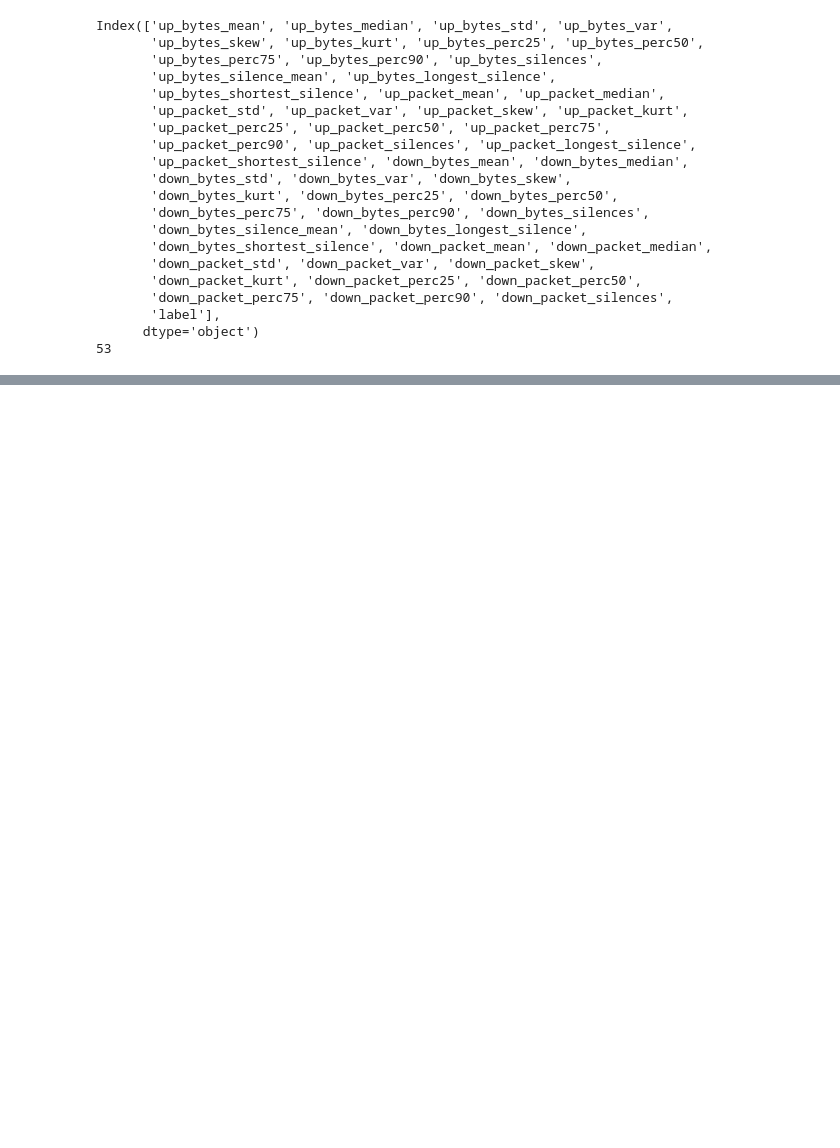
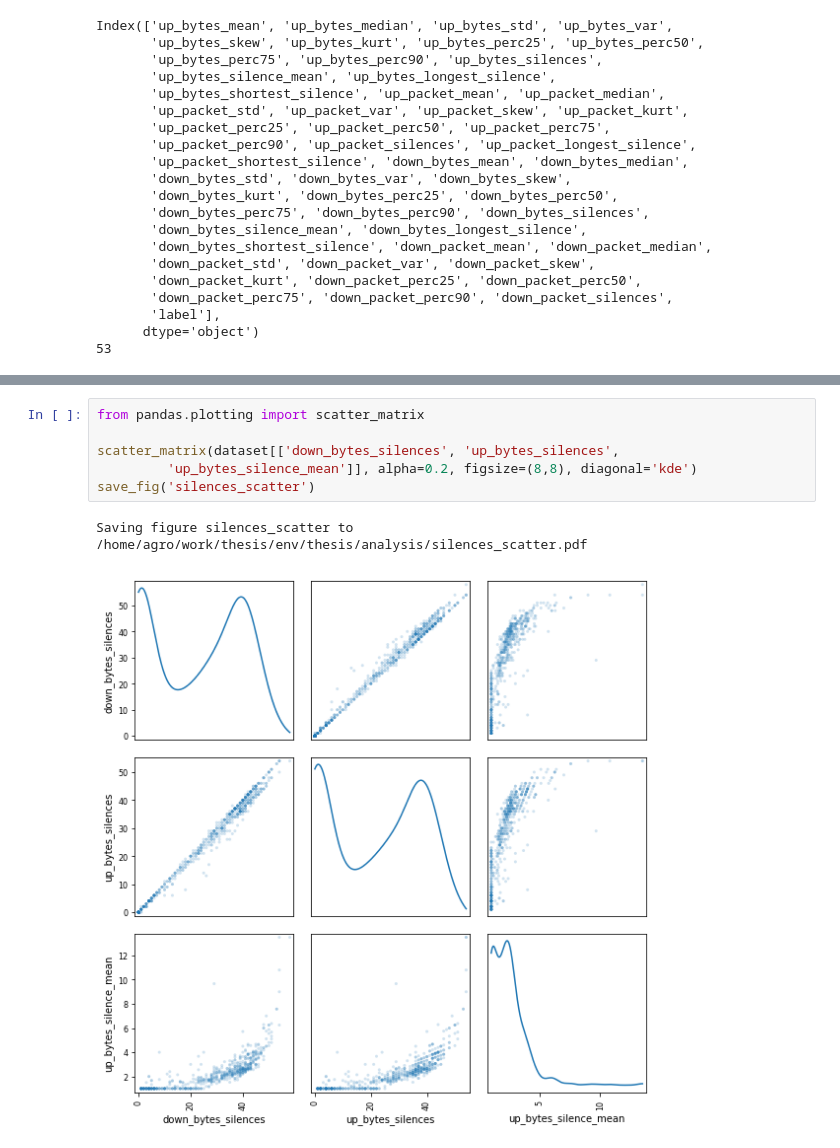
Before and after one commit to alagoa/application-identification, a Jupyter notebook: analysis/Analysis.ipynb, the cells around one changed output, grey strips where cells are left out. Drawn from its saved outputs; the diff is of its cells as text; blank space fills up the shorter version.

```diff
--- a/analysis/Analysis.ipynb
+++ b/analysis/Analysis.ipynb
@@ -136,0 +208,9 @@ array([[-0.89701492, -0.91261905, -1.21860637, -1.33706439],
+# %%
+from pandas.plotting import scatter_matrix
+
+scatter_matrix(dataset[['down_bytes_silences', 'up_bytes_silences',
+         'up_bytes_silence_mean']], alpha=0.2, figsize=(8,8), diagonal='kde')
+save_fig('silences_scatter')
+# %% [output]
+Saving figure silences_scatter to /home/agro/work/thesis/env/thesis/analysis/silences_scatter.pdf
+[figure, added]
```
Also changed, not shown: parts of 15 cells of this notebook, 10 other files.
